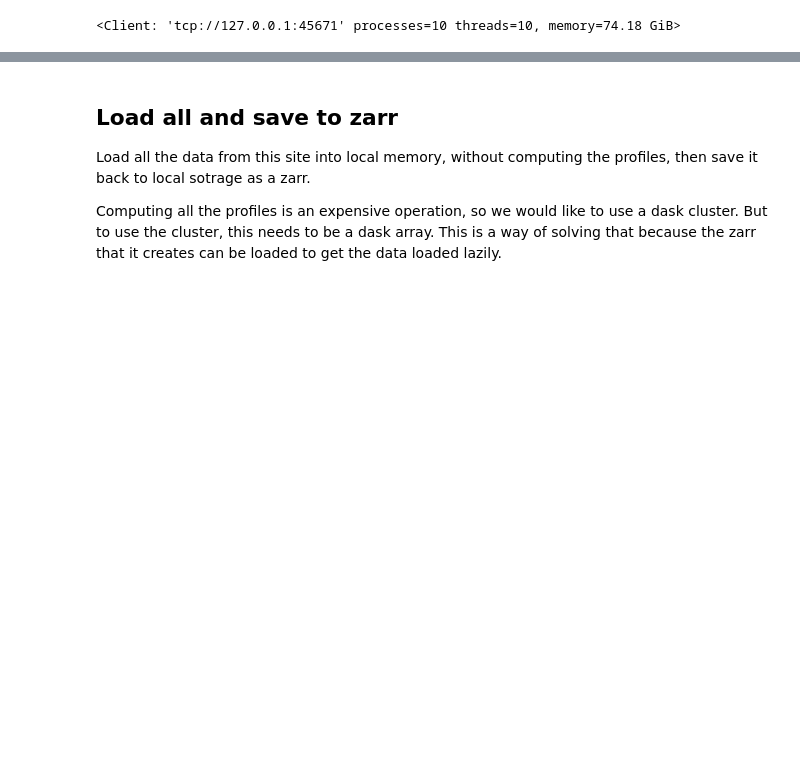
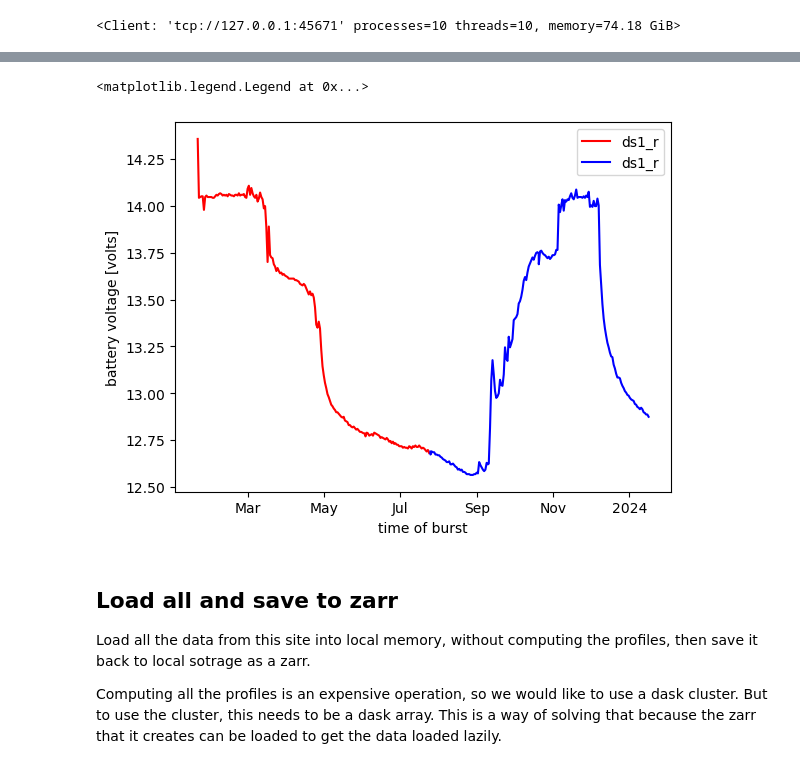
Before and after one commit to GHOST-thwaites/GHOST_ApRES_archiving, a Jupyter notebook: notebooks/unattended/dats_to_zarr_unattended.ipynb, the cells around one changed output, grey strips where cells are left out. Drawn from its saved outputs; the diff is of its cells as text; code cells hidden in the pictures; blank space fills up the shorter version.

```diff
--- a/notebooks/unattended/dats_to_zarr_unattended.ipynb
+++ b/notebooks/unattended/dats_to_zarr_unattended.ipynb
@@ -103,0 +188,4 @@ elif site == 'ApRES_Lake2':
+# %%
+nc_locations = [f'ncs/{site}/part_{i}.nc' for i in range(len(file_lists))]
+os.makedirs(f"ncs/{site}", exist_ok=True)
+nc_locations
@@ -103,0 +194,18 @@ elif site == 'ApRES_Lake2':
+# %%
+def remove_constants_attr(ds):
+    for c in ds.attrs['constants']:
+        ds.attrs[c] = ds.attrs['constants'][c]
+    del ds.attrs['constants']
+    return ds
+# %%
+for i, file_list in enumerate(file_lists):
+    print(f"Processing {len(file_list)} files")
+    ds = tg_1.load_all(directory = dat_directory,
+                       computeProfiles = False,
+                       file_names_to_process=file_list,
+                       disable_progress_bar=False)
+
+    ds["chirp_time"].attrs["units"] = "unscaled seconds"
+    ds = remove_constants_attr(ds)
+
+    ds.to_netcdf(nc_locations[i])
@@ -103,0 +334,5 @@ elif site == 'ApRES_Lake2':
+# %%
+ds1_r = xr.open_dataset(f'ncs/{site}_1.nc', engine = 'netcdf4')
+ds2_r = xr.open_dataset(f'ncs/{site}_2.nc', engine = 'netcdf4')
+
+ds1_r
@@ -104,3 +357,10 @@ elif site == 'ApRES_Lake2':
+# %%
+ds1_r.battery_voltage.plot(color='red', label='ds1_r')
+ds2_r.battery_voltage.plot(color='blue', label='ds1_r')
+plt.legend()
+# %% [output]
+<matplotlib.legend.Legend at 0x...>
+[figure, added]
 # %%
 def load_zarr(f):
     return xr.open_dataset(f, engine = 'zarr', chunks = {})
```
Also changed, not shown: parts of 31 cells of this notebook, 2 other files.
